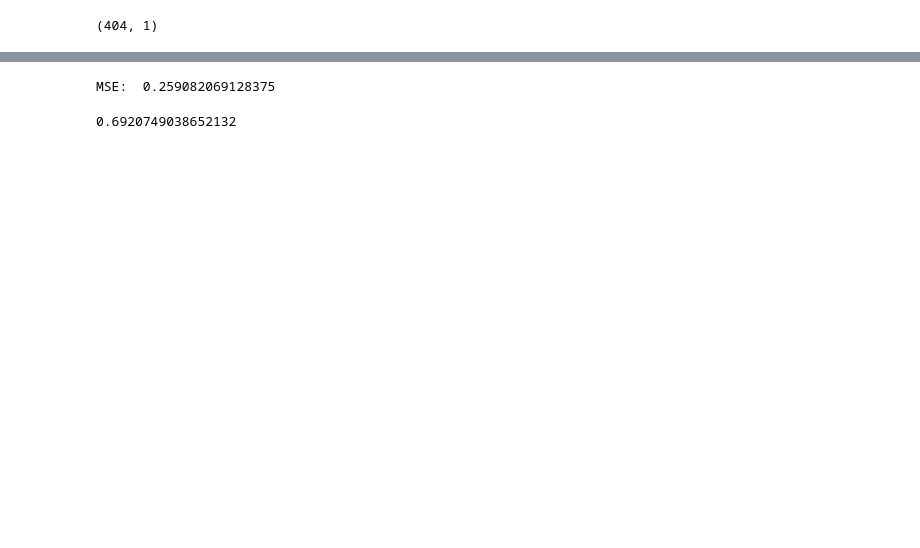
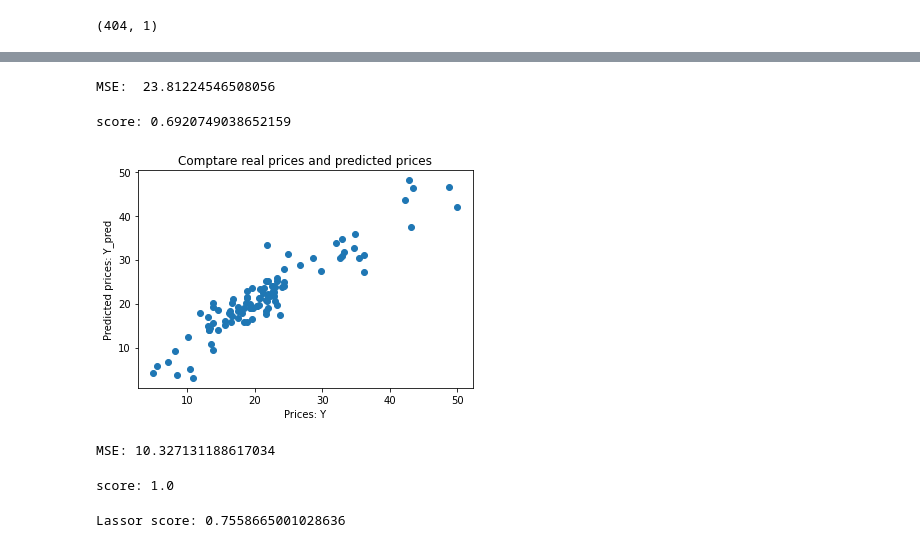
Before and after one commit to Marcin279/Machine_Learning, a Jupyter notebook: lab5_regularization/regularization.ipynb, the cells around one changed output, grey strips where cells are left out. Cells and saved outputs as stored; diff of their text form; code cells hidden in the pictures; blank space fills up the shorter version.

```diff
--- a/lab5_regularization/regularization.ipynb
+++ b/lab5_regularization/regularization.ipynb
@@ -124,13 +146,13 @@ Text(0.5, 1.0, 'Prices vs Predicted prices: $Y_i$ vs $\\hat{Y}_i$')
 # %%
-from sklearn.metrics import mean_squared_error
-
-MSE = mean_squared_error(Y_train, Y_pred)
+# Mean squered erros -  MSE
+MSE = mean_squared_error(Y_test, Y_pred)
 
 print("MSE: ", MSE)
 # %% [output]
-MSE:  0.259082069128375
+MSE:  23.81224546508056
 # %%
+# Model Score
 score = reg.score(X_test, Y_test)
-print(score)
+print(f"score: {score}")
 # %% [output]
-0.6920749038652132
+score: 0.6920749038652159
@@ -141,0 +159,51 @@ poly_model.fit_transform(X)
+# %%
+# Data normalization using StandardScaler
+scaler = StandardScaler()
+X_boston_scaled = scaler.fit_transform(X_boston)
+
+
+# Creating train and test subdatasets
+X_train, X_test, Y_train, Y_test = train_test_split(X_boston_scaled, Y_boston, test_size=0.2, random_state=15)
+# %%
+# Polynomial features
+poly_model = PolynomialFeatures(degree=2)
+X_train = poly_model.fit_transform(X_train)
+X_test = poly_model.fit_transform(X_test)
+# %%
+# Comparison reggression models and their coefficients
+
+lin_reggression2 = LinearRegression()
+lin_reggression2.fit(X_train, Y_train)
+Y_pred_scaled = lin_reggression2.predict(X_test)
+# %%
+fig, ax = plt.subplots()
+ax.scatter(Y_test, Y_pred_scaled)
+ax.set_xlabel("Prices: Y")
+ax.set_ylabel("Predicted prices: Y_pred")
+ax.set_title("Comptare real prices and predicted prices")
+plt.show()
+# %% [output]
+[figure, added]
+# %%
+# Mean Squared Error after scaling
+MSE_scaled = mean_squared_error(Y_test, Y_pred_scaled)
+
+print(f"MSE: {MSE_scaled}")
+# %% [output]
+MSE: 10.327131188617034
+# %%
+# Model Score
+score_scaled = lin_reggression2.score(X_test, Y_pred_scaled)
+print(f"score: {score_scaled}")
+# %% [output]
+score: 1.0
+# %%
+# Lasso model
+
+lasso_measure = Lasso(alpha=0.1)
+lasso_measure.fit(X_train, Y_train)
+y_pred_lasso = lasso_measure.predict(X_test)
+
+print(f"Lassor score: {lasso_measure.score(X_test, Y_test)}")
+# %% [output]
+Lassor score: 0.7558665001028636
```
Also changed, not shown: parts of 34 cells of this notebook.
